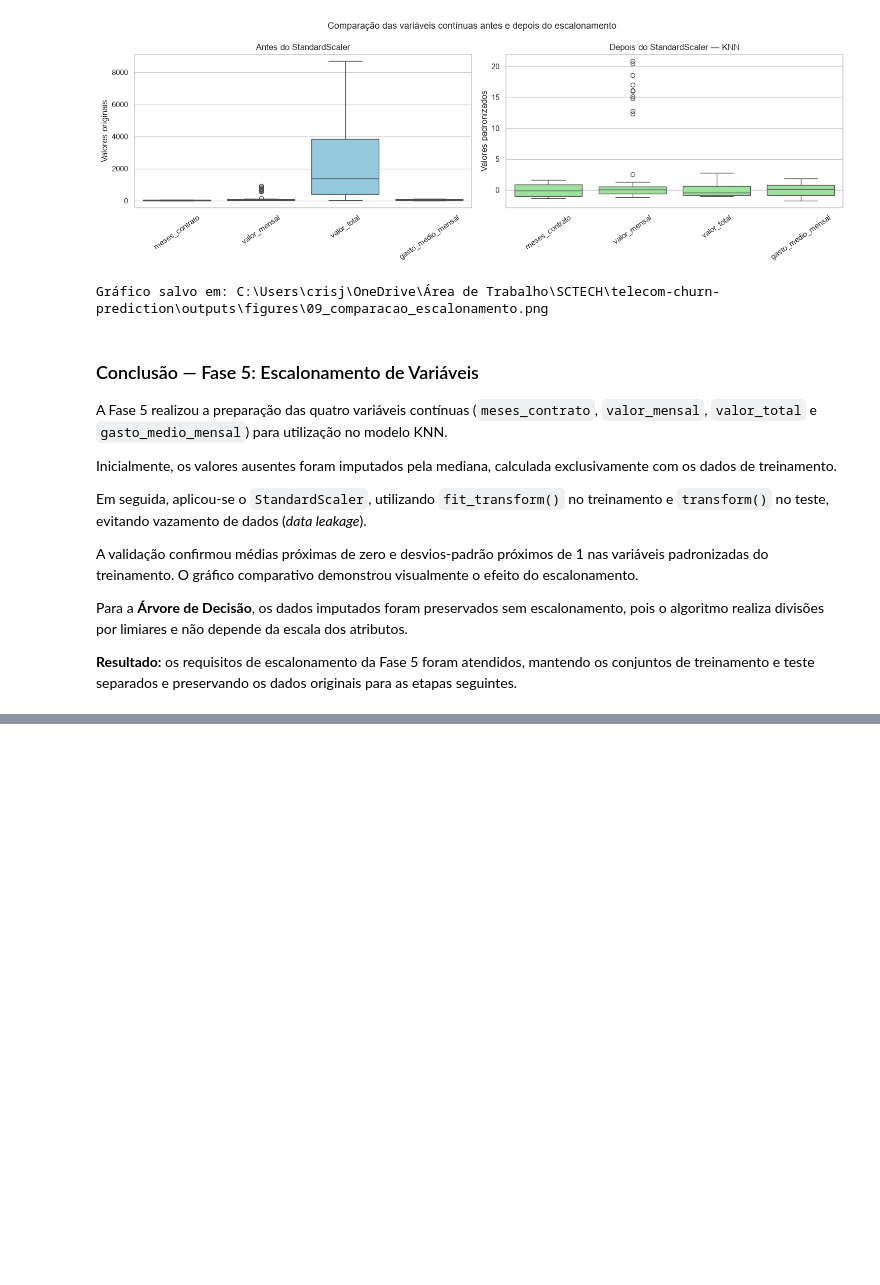
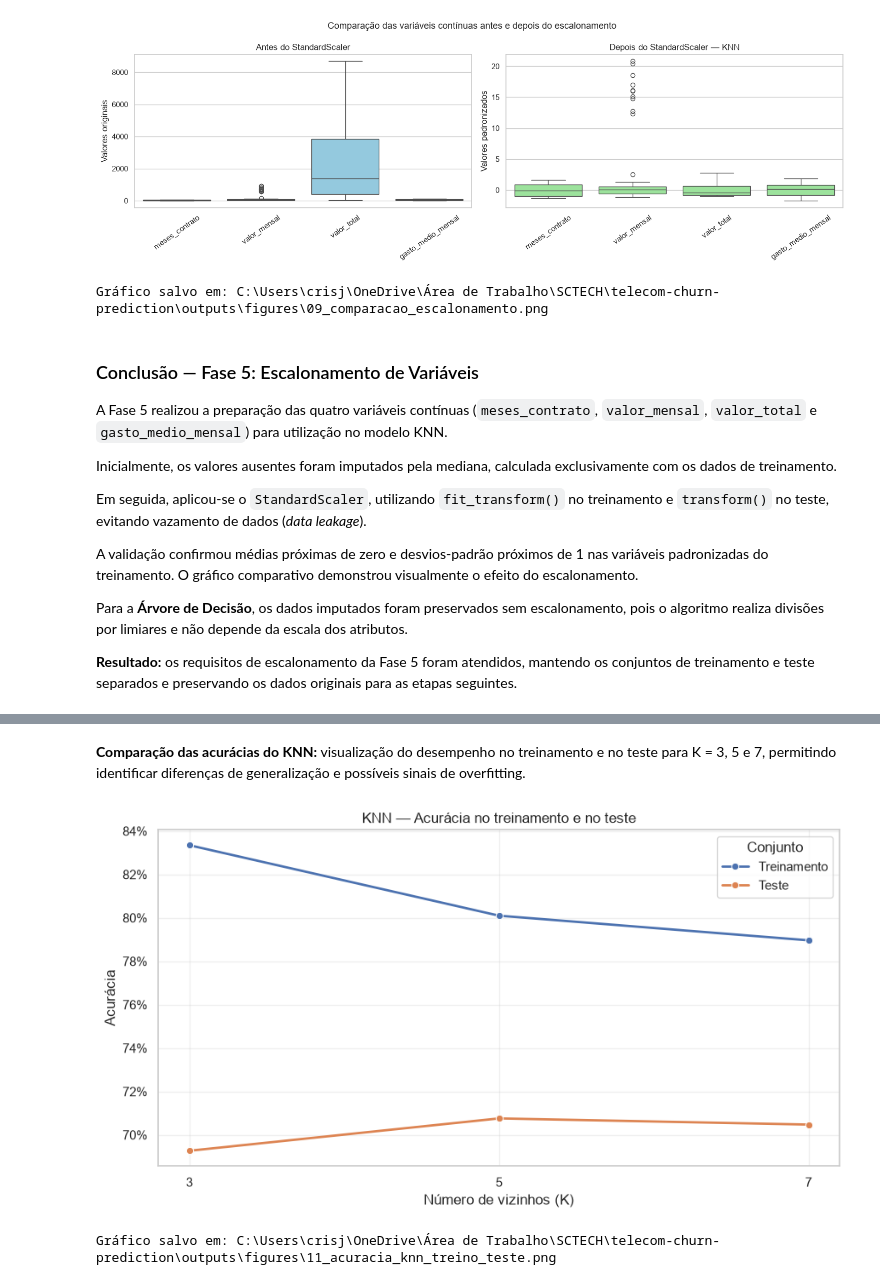
Before and after one commit to Cristina-Freitas/telecom-churn-prediction, a Jupyter notebook: notebooks/01_analise_exploratoria.ipynb, the cells around one changed output, grey strips where cells are left out. Cells and saved outputs as stored; diff of their text form; code cells hidden in the pictures; blank space fills up the shorter version.

```diff
--- a/notebooks/01_analise_exploratoria.ipynb
+++ b/notebooks/01_analise_exploratoria.ipynb
@@ -1519,0 +1736,20 @@ Para a **Árvore de Decisão**, os dados imputados foram preservados sem escalon
+# %%
+# Avaliar o KNN com diferentes valores de K
+resultados_knn = avaliar_knn(
+    X_train=X_train_knn_bal,
+    y_train=y_train_modelos,
+    X_test=X_test_knn_final,
+    y_test=y_test,
+    valores_k=(3, 5, 7)
+)
+
+# Organizar os resultados em tabela
+df_resultados_knn = pd.DataFrame(resultados_knn)
+
+# Exibir acurácias em porcentagem
+display(
+    df_resultados_knn.style.format({
+        "acuracia_treino": "{:.2%}",
+        "acuracia_teste": "{:.2%}"
+    })
+)
@@ -1519,0 +1761,60 @@ Para a **Árvore de Decisão**, os dados imputados foram preservados sem escalon
+# %% [markdown]
+**Comparação das acurácias do KNN:** visualização do desempenho no treinamento e no teste para K = 3, 5 e 7, permitindo identificar diferenças de generalização e possíveis sinais de overfitting.
+# %%
+# Organizar os resultados para visualização
+df_knn_grafico = df_resultados_knn.melt(
+    id_vars="n_neighbors",
+    value_vars=["acuracia_treino", "acuracia_teste"],
+    var_name="Conjunto",
+    value_name="Acurácia"
+)
+
+df_knn_grafico["Conjunto"] = df_knn_grafico["Conjunto"].replace({
+    "acuracia_treino": "Treinamento",
+    "acuracia_teste": "Teste"
+})
+
+# Criar o gráfico comparativo
+fig, ax = plt.subplots(figsize=(9, 5))
+
+sns.lineplot(
+    data=df_knn_grafico,
+    x="n_neighbors",
+    y="Acurácia",
+    hue="Conjunto",
+    marker="o",
+    linewidth=2,
+    ax=ax
+)
+
+ax.set_title("KNN — Acurácia no treinamento e no teste")
+ax.set_xlabel("Número de vizinhos (K)")
+ax.set_ylabel("Acurácia")
+ax.set_xticks([3, 5, 7])
+ax.yaxis.set_major_formatter(
+    plt.FuncFormatter(lambda valor, _: f"{valor:.0%}")
+)
+
+ax.grid(True, alpha=0.3)
+plt.tight_layout()
+
+# Salvar seguindo o padrão do projeto
+DIRETORIO_FIGURAS = RAIZ_PROJETO / "outputs" / "figures"
+DIRETORIO_FIGURAS.mkdir(parents=True, exist_ok=True)
+
+CAMINHO_GRAFICO = (
+    DIRETORIO_FIGURAS / "11_acuracia_knn_treino_teste.png"
+)
+
+fig.savefig(
+    CAMINHO_GRAFICO,
+    dpi=300,
+    bbox_inches="tight"
+)
+
+plt.show()
+
+print(f"Gráfico salvo em: {CAMINHO_GRAFICO}")
+# %% [output]
+[figure, added]
+Gráfico salvo em: C:\Users\crisj\OneDrive\Área de Trabalho\SCTECH\telecom-churn-prediction\outputs\figures\11_acuracia_knn_treino_teste.png
```
Also changed, not shown: parts of 23 cells of this notebook, 7 other files.
